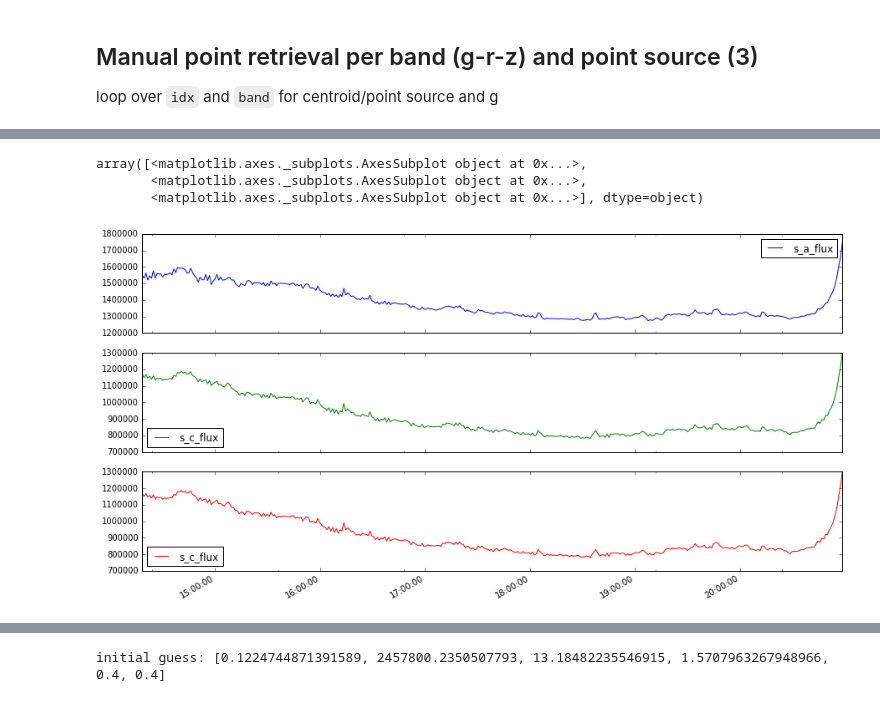
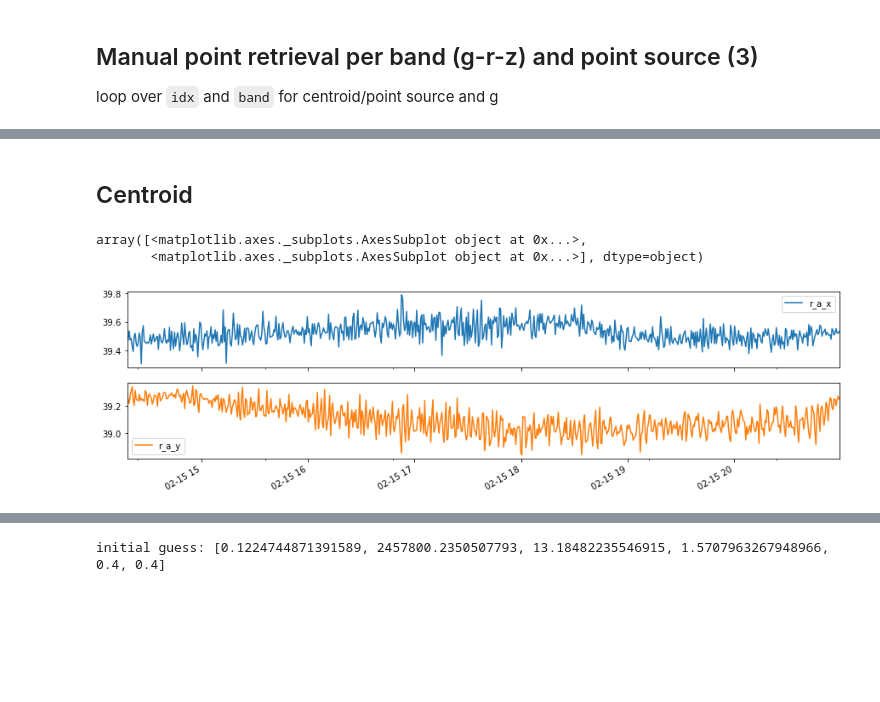
Before and after one commit to jpdeleon/moscatel, a Jupyter notebook: notebook/lightcurve.ipynb, the cells around one changed output, grey strips where cells are left out. Drawn from its saved outputs; the diff is of its cells as text; code cells hidden in the pictures; blank space fills up the shorter version.

```diff
--- a/lightcurve.ipynb
+++ b/notebook/lightcurve.ipynb
@@ -29,9 +29,11 @@ len(file_list)
 # %%
+from tqdm import tqdm
+
 gband=[]
 rband=[]
 zband=[]
 
-for i in file_list:
+for i in tqdm(file_list):
     hdr = pf.open(i)[0].header
     #if hdr['OBJECT']  == 'HAT-P-44':
     if hdr['FILTER'] == 'g':
@@ -141,7 +143,7 @@ aperture_sums = []
 obs_time = []
 obs_mjd = []
 
-for i in gband:
+for i in tqdm(gband):
     hdr = pf.open(i)[0].header
     img = pf.open(i)[0].data
 
@@ -244,7 +247,7 @@ aperture_sums = []
 obs_time = []
 obs_mjd = []
 
-for i in zband:
+for i in tqdm(zband):
     hdr = pf.open(i)[0].header
     img = pf.open(i)[0].data
 
@@ -376,4 +379,6 @@ for centroid in centroids:
 # %%
+#import multiprocessing
+
 box_size = 80
 
 bands = [gband,rband,zband]
@@ -382,18 +387,22 @@ centroids = [(703, 303), (915, 264), (707, 758)]
 star_names = 'abc'
 
 band_idx=1
-star_idx=0
+#star_idx=0
 dfs = []
+
+##loop in 3 bands
+#for star_idx, band in enumerate(bands):
+
+##loop in 3 stars (other star is for flux division later)
 for star_idx in range(3):
-
     xcenters, ycenters = [],[]
     aperture_sums = []
     obs_time = []
     obs_mjd = []
     sum_per_band = {}
 
-
-    for i in tqdm(bands[band]):
+    ##extract lightcurve (enumerate all frames) in a given band
+    for i in tqdm(bands[band_idx]):
         hdr = pf.open(i)[0].header
         img = pf.open(i)[0].data
 
@@ -417,9 +426,9 @@ for star_idx in range(3):
         aperture_sum = get_phot(image_crop, centroid, r=20)
         aperture_sums.append(aperture_sum)
 
-    #output as dataframe
-    d = {'s_{}_x'.format(star_names[star_idx]) : xcenters,
-         's_{}_y'.format(star_names[star_idx]) : ycenters,
-         's_{}_flux'.format(star_names[star_idx]) : aperture_sums}
+    #output as dataframe of given band and star
+    d = {'{0}_{1}_x'.format(band_name[band_idx], star_names[star_idx]) : xcenters,
+         '{0}_{1}_y'.format(band_name[band_idx], star_names[star_idx]) : ycenters,
+         '{0}_{1}_flux'.format(band_name[band_idx], star_names[star_idx]) : aperture_sums}
     dfs.append(pd.DataFrame(d, index = obs_time))
 # %%
@@ -441,8 +472,9 @@ df.head()
+# %% [markdown]
+## Centroid
 # %%
-cols = 's_a_flux s_c_flux s_c_flux'.split()
-df[cols].plot(subplots=True, figsize=(15,8))
+cols = 'r_a_x r_a_y'.split()
+df[cols].plot(subplots=True, figsize=(15,4))
 # %% [output]
 array([<matplotlib.axes._subplots.AxesSubplot object at 0x...>,
-       <matplotlib.axes._subplots.AxesSubplot object at 0x...>,
        <matplotlib.axes._subplots.AxesSubplot object at 0x...>], dtype=object)
-[figure, old version]
+[figure, new version]
```
Also changed, not shown: parts of 19 cells of this notebook, 12 other files.
